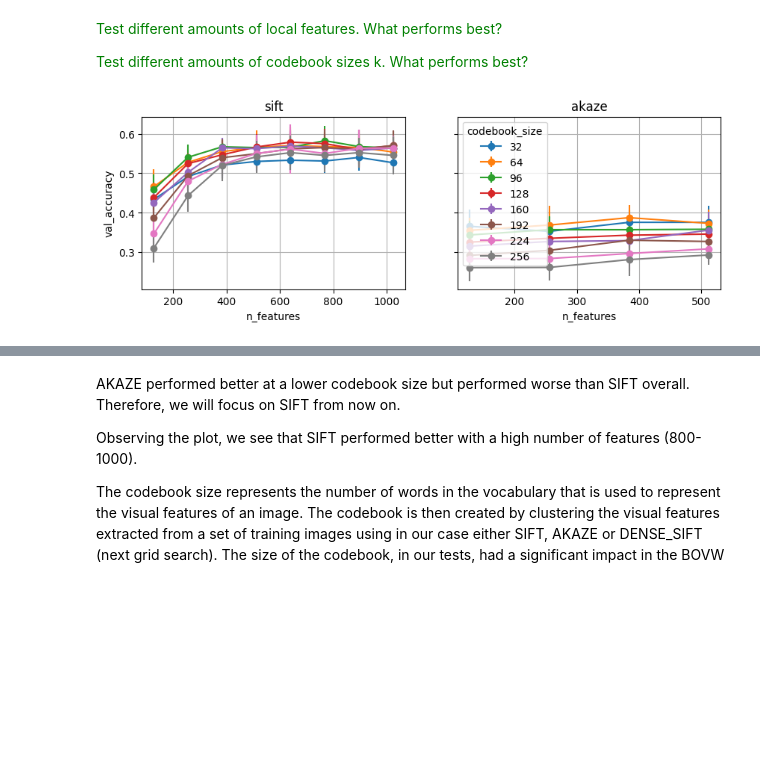
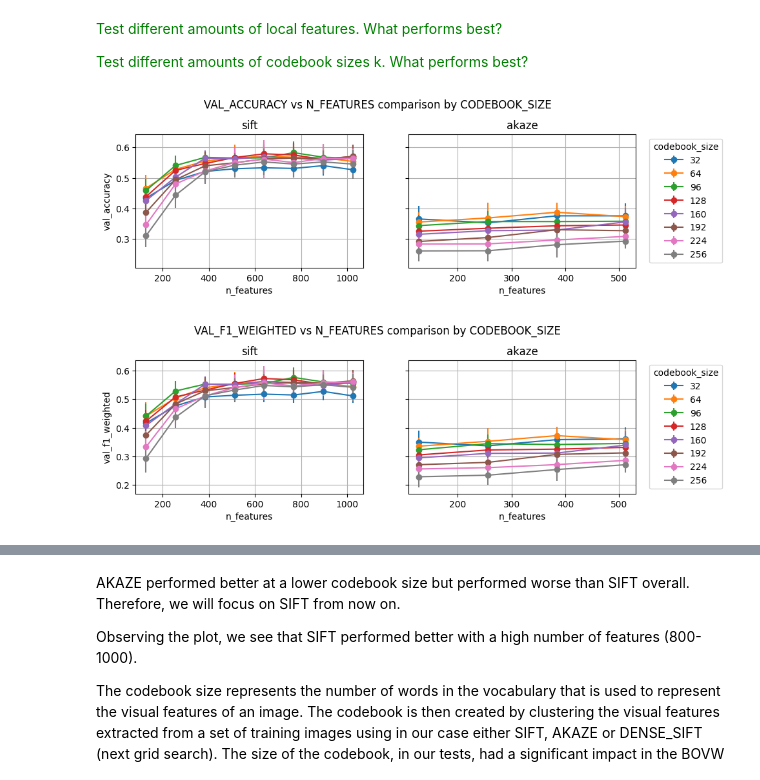
Before and after one commit to alex21th/MCV-M3-Project, a Jupyter notebook: BagofVisualWords.ipynb, the cells around one changed output, grey strips where cells are left out. Drawn from its saved outputs; the diff is of its cells as text; code cells hidden in the pictures; blank space fills up the shorter version.

Commit message:
merge edy's PCA part + new plots and plots functions

```diff
--- a/BagofVisualWords.ipynb
+++ b/BagofVisualWords.ipynb
@@ -72,7 +78,7 @@ def show_image(image: np.ndarray, title: str = 'image'):
 # %% [markdown]
 ### Visualization functions
 # %%
-def plot_params_comparison(df: np.ndarray, detectors: List[str], xvar: str, yvar: str, zvar: str, figsize=(5, 3)):
+def plot_params_comparison(df: np.ndarray, detectors: List[str], xvar: str, yvar: str, zvar: str, linestyle='-', figsize=(5, 3)):
     fig, ax = plt.subplots(1, len(detectors), figsize=figsize, sharey=True)
     lvls = df[zvar].unique()
     for detector in detectors:
@@ -80,10 +86,12 @@ def plot_params_comparison(df: np.ndarray, detectors: List[str], xvar: str, yvar
         for i in lvls:
             ax[detectors.index(detector)].errorbar(x=data[data[zvar]==i][xvar],
                                                   y=data[data[zvar]==i][yvar],
-                                                  yerr=data[data[zvar]==i][f'std_{yvar}'], label=i, marker='o')
+                                                  yerr=data[data[zvar]==i][f'std_{yvar}'], label=i, marker='o', linestyle=linestyle)
         ax[detectors.index(detector)].set_xlabel(xvar)
         ax[detectors.index(detector)].title.set_text(detector)
         ax[detectors.index(detector)].grid()
     ax[0].set_ylabel(yvar)
-    ax[detectors.index(detector)].legend(title=zvar)
+    ax[detectors.index(detector)].legend(bbox_to_anchor=(1.04, 0.5), loc="center left", title=zvar)
+    fig.subplots_adjust(top=0.8)
+    fig.suptitle(f'{yvar.upper()} vs {xvar.upper()} comparison by {zvar.upper()}', y=0.98)
     plt.show()
@@ -359,4 +424,5 @@ print(f"Saved results to {os.path.join(results_folder, filename)}")
 # %% [markdown]
 ### SIFT + AKAZE Search Visualization
 # %%
-df = pd.read_csv('results/hyper_params_knn.csv')
+df = pd.read_csv('results/hyper_params_knn.csv', index_col=0)
+df
@@ -365,13 +434,24 @@ df = pd.read_csv('results/hyper_params_knn.csv')
 
 <font color='green'>Test different amounts of codebook sizes k. What performs best? </font>
 # %%
+# ACCURACY
 plot_params_comparison(
     df=df,
     detectors=['sift','akaze'],
     xvar='n_features',
     yvar='val_accuracy',
     zvar='codebook_size',
     figsize=(10, 3)
 )
+# F1-SCORE
+plot_params_comparison(
+    df=df,
+    detectors=['sift','akaze'],
+    xvar='n_features',
+    yvar='val_f1_weighted',
+    zvar='codebook_size',
+    figsize=(10, 3)
+)
 # %% [output]
-[figure, old version]
+[figure, new version]
+[figure, added]
```
Also changed, not shown: parts of 26 cells of this notebook, 1 other file.
